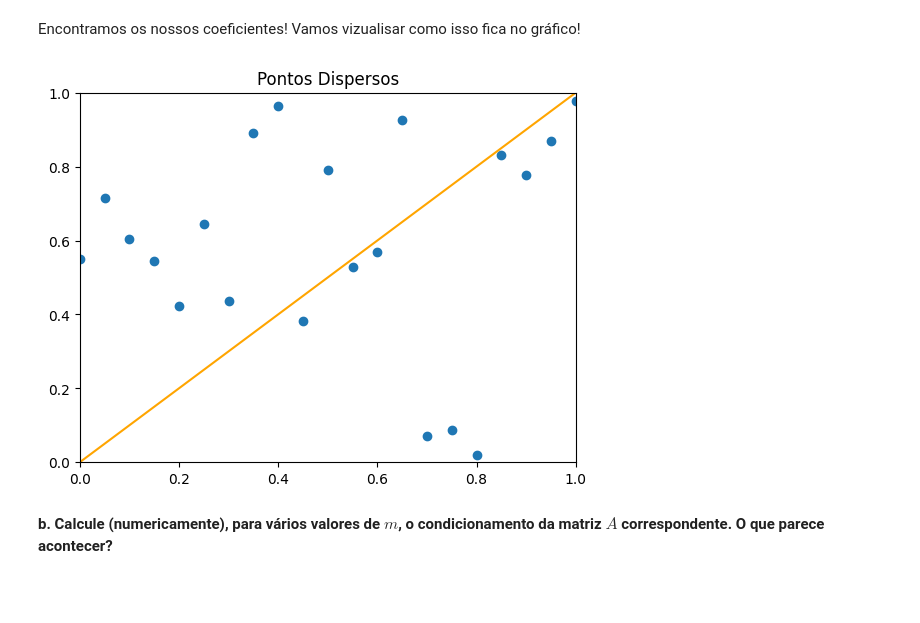
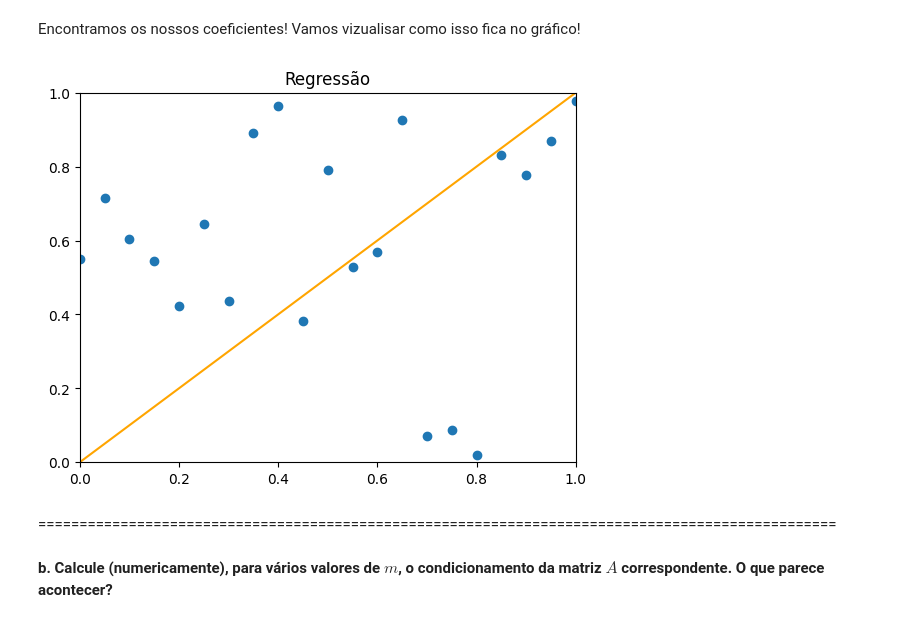
Before and after one commit to jaopredo/linear-algebra, a Jupyter notebook: numerical/algoritmos/projects/project2/min_squareds.ipynb, the cells around one changed output. Drawn from its saved outputs; the diff is of its cells as text; code cells hidden in the pictures; blank space fills up the shorter version.

```diff
--- a/numerical/algoritmos/projects/project2/min_squareds.ipynb
+++ b/numerical/algoritmos/projects/project2/min_squareds.ipynb
@@ -139,15 +140,17 @@ Encontramos os nossos coeficientes! Vamos vizualisar como isso fica no gráfico!
 # %%
 x = np.linspace(-100, 100, 1000) * coefficients[1] + coefficients[0]
 y = np.linspace(-100, 100, 1000) * coefficients[1] + coefficients[0]
 
 plt.plot(x,y, color="orange", label="Regressão Linear")
 plt.scatter(t, b)
-plt.title("Pontos Dispersos")
+plt.title("Regressão")
 plt.ylim((0, 1))
 plt.xlim((0, 1))
 plt.show()
 # %% [output]
-[figure, old version]
+[figure, new version]
+# %% [markdown]
+=================================================================================================
 # %% [markdown]
 **b. Calcule (numericamente), para vários valores de $m$, o condicionamento da matriz $A$
 correspondente. O que parece acontecer?**
```
Also changed, not shown: parts of 21 cells of this notebook.
